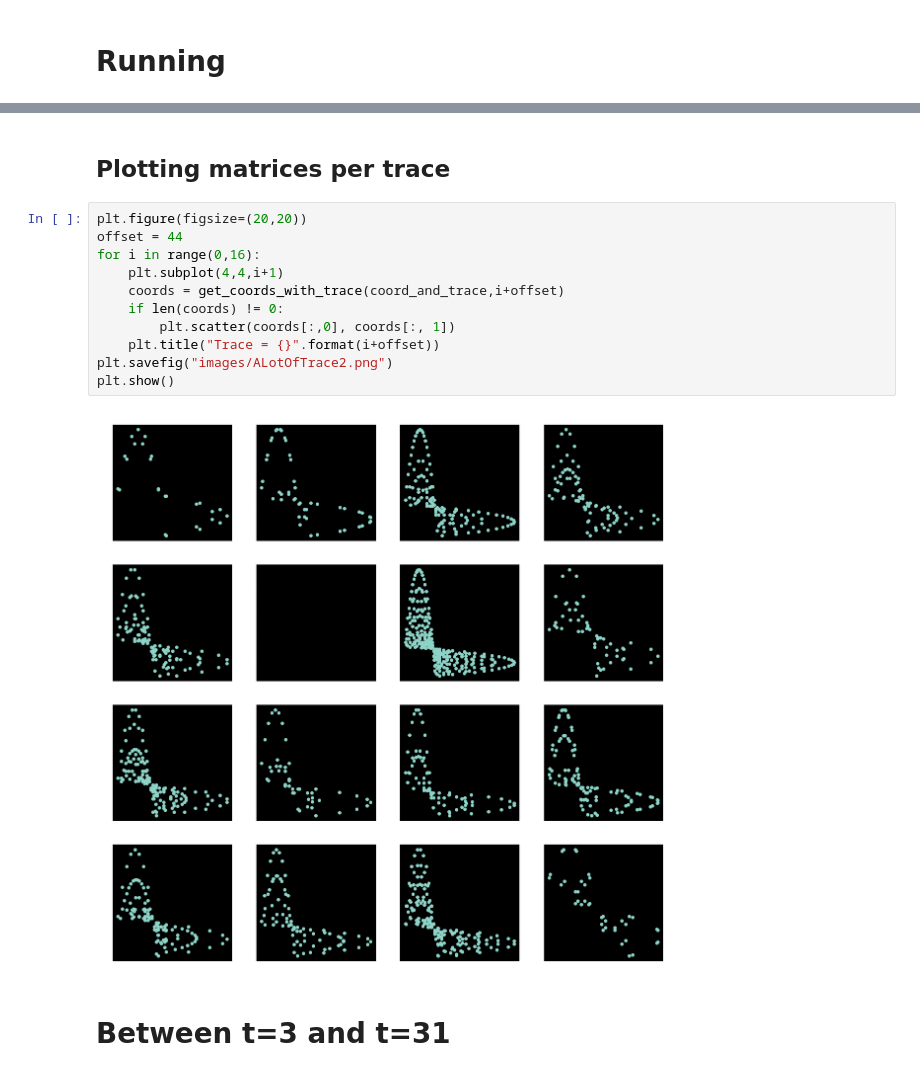
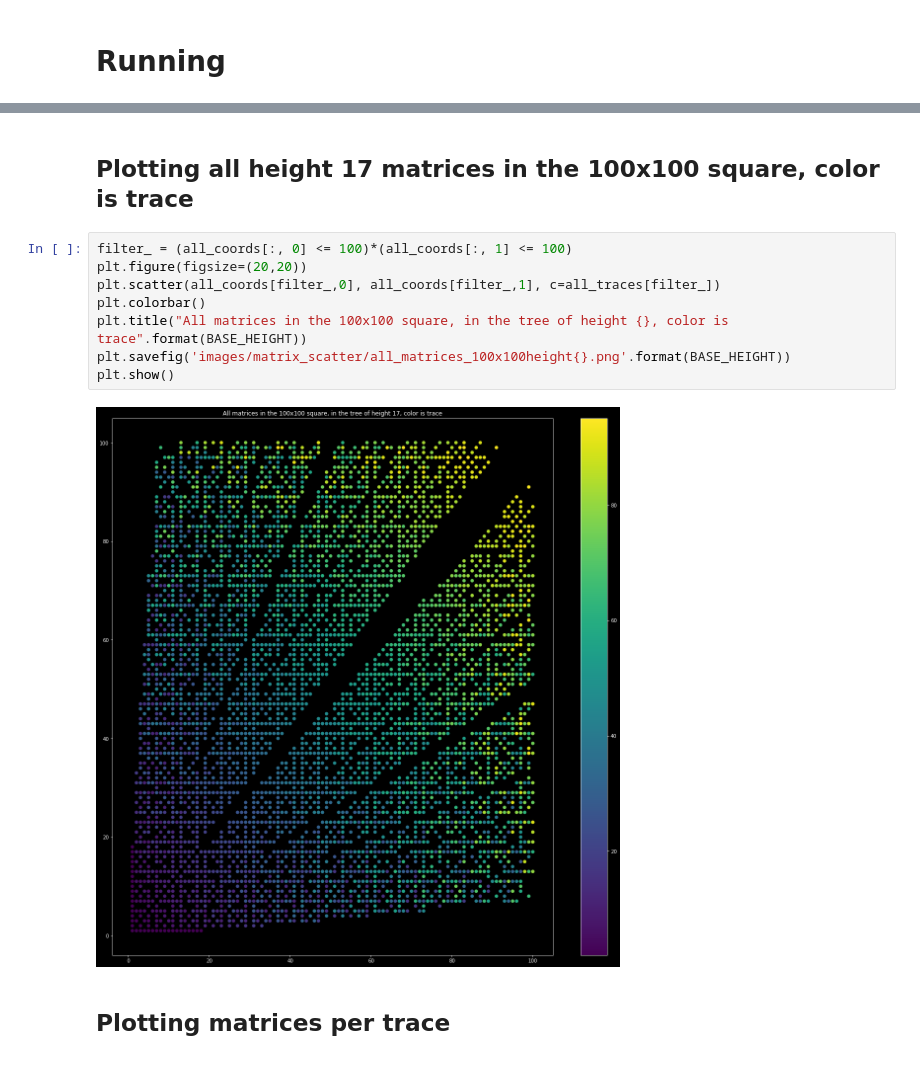
Before and after one commit to tcosmo/groupeModulaire, a Jupyter notebook: Visu.ipynb, the cells around one changed output, grey strips where cells are left out. Saved outputs shown, nothing was run; the diff lists cells and outputs as text.

```diff
--- a/Visu.ipynb
+++ b/Visu.ipynb
@@ -147,17 +39,14 @@ plt.show()
+# %% [markdown]
+## Plotting all height 17 matrices in the 100x100 square, color is trace
+# %%
+filter_ = (all_coords[:, 0] <= 100)*(all_coords[:, 1] <= 100)
+plt.figure(figsize=(20,20))
+plt.scatter(all_coords[filter_,0], all_coords[filter_,1], c=all_traces[filter_])
+plt.colorbar()
+plt.title("All matrices in the 100x100 square, in the tree of height {}, color is trace".format(BASE_HEIGHT))
+plt.savefig('images/matrix_scatter/all_matrices_100x100height{}.png'.format(BASE_HEIGHT))
+plt.show()
+# %% [output]
+[figure, added]
 # %% [markdown]
 ## Plotting matrices per trace
-# %%
-plt.figure(figsize=(20,20))
-offset = 44
-for i in range(0,16):
-    plt.subplot(4,4,i+1)
-    coords = get_coords_with_trace(coord_and_trace,i+offset)
-    if len(coords) != 0:
-        plt.scatter(coords[:,0], coords[:, 1])
-    plt.title("Trace = {}".format(i+offset))
-plt.savefig("images/ALotOfTrace2.png")
-plt.show()
-# %% [output]
-[figure, removed]
-# %% [markdown]
-# Between t=3 and t=31
```
Also changed, not shown: parts of 63 cells of this notebook, 51 other files.
